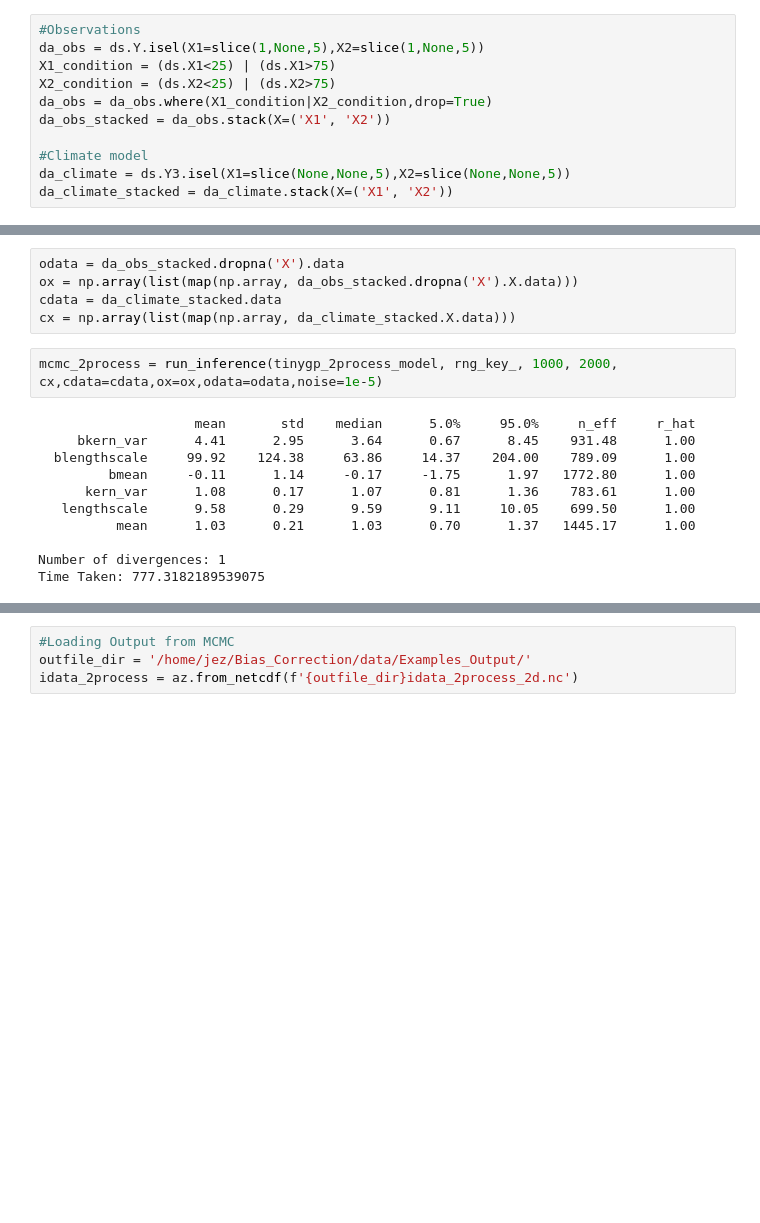
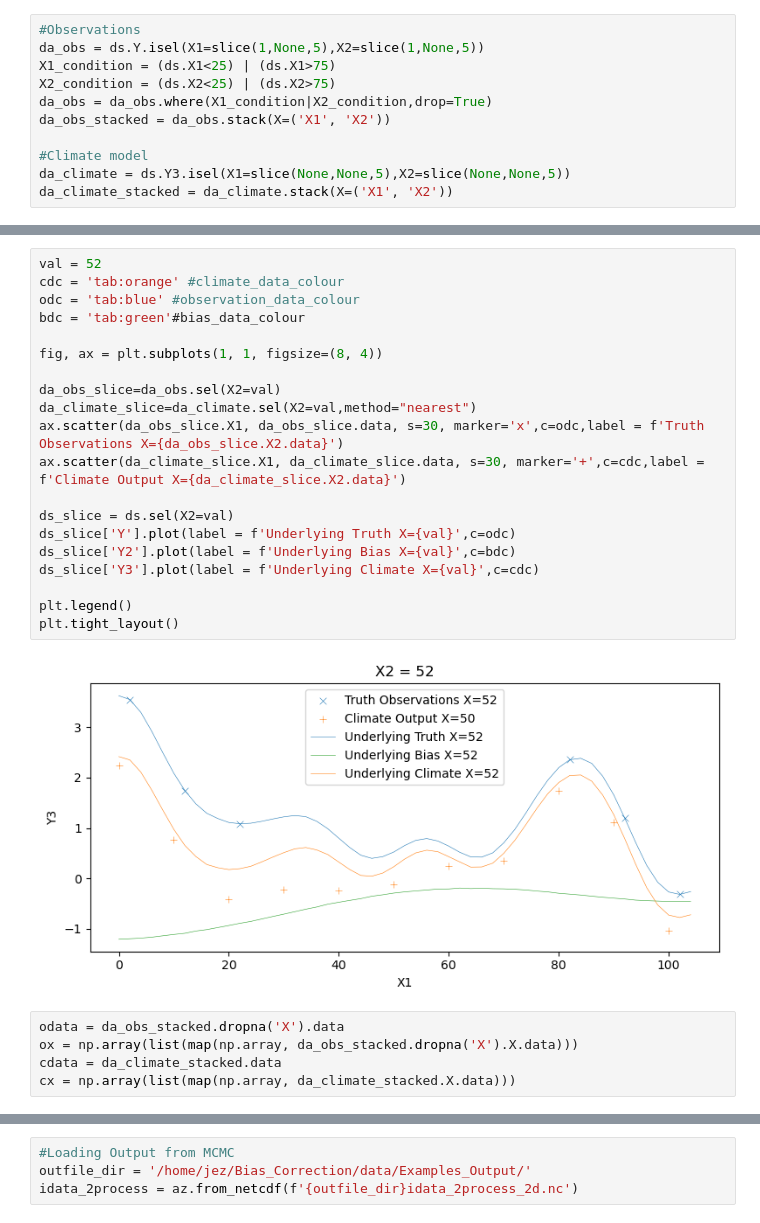
Before and after one commit to Jez-Carter/Bias_Correction, a Jupyter notebook: scripts/Exploratory_Notebooks/2D Gaussian Process Example.ipynb, the cells around one changed output, grey strips where cells are left out. Cells and saved outputs as stored; diff of their text form; blank space fills up the shorter version.

```diff
--- a/scripts/Exploratory_Notebooks/2D Gaussian Process Example.ipynb
+++ b/scripts/Exploratory_Notebooks/2D Gaussian Process Example.ipynb
@@ -92,18 +86,27 @@ plt.show()
+# %%
+val = 52
+cdc = 'tab:orange' #climate_data_colour
+odc = 'tab:blue' #observation_data_colour
+bdc = 'tab:green'#bias_data_colour
+
+fig, ax = plt.subplots(1, 1, figsize=(8, 4))
+
+da_obs_slice=da_obs.sel(X2=val)
+da_climate_slice=da_climate.sel(X2=val,method="nearest")
+ax.scatter(da_obs_slice.X1, da_obs_slice.data, s=30, marker='x',c=odc,label = f'Truth Observations X={da_obs_slice.X2.data}')
+ax.scatter(da_climate_slice.X1, da_climate_slice.data, s=30, marker='+',c=cdc,label = f'Climate Output X={da_climate_slice.X2.data}')
+
+ds_slice = ds.sel(X2=val)
+ds_slice['Y'].plot(label = f'Underlying Truth X={val}',c=odc)
+ds_slice['Y2'].plot(label = f'Underlying Bias X={val}',c=bdc)
+ds_slice['Y3'].plot(label = f'Underlying Climate X={val}',c=cdc)
+
+plt.legend()
+plt.tight_layout()
+# %% [output]
+[figure, added]
 # %%
 odata = da_obs_stacked.dropna('X').data
 ox = np.array(list(map(np.array, da_obs_stacked.dropna('X').X.data)))
 cdata = da_climate_stacked.data
 cx = np.array(list(map(np.array, da_climate_stacked.X.data)))
-# %%
-mcmc_2process = run_inference(tinygp_2process_model, rng_key_, 1000, 2000, cx,cdata=cdata,ox=ox,odata=odata,noise=1e-5)
-# %% [output]
-                    mean       std    median      5.0%     95.0%     n_eff     r_hat
-     bkern_var      4.41      2.95      3.64      0.67      8.45    931.48      1.00
-  blengthscale     99.92    124.38     63.86     14.37    204.00    789.09      1.00
-         bmean     -0.11      1.14     -0.17     -1.75      1.97   1772.80      1.00
-      kern_var      1.08      0.17      1.07      0.81      1.36    783.61      1.00
-   lengthscale      9.58      0.29      9.59      9.11     10.05    699.50      1.00
-          mean      1.03      0.21      1.03      0.70      1.37   1445.17      1.00
-
-Number of divergences: 1
-Time Taken: 777.3182189539075
```
Also changed, not shown: parts of 8 cells of this notebook, 3 other files.
